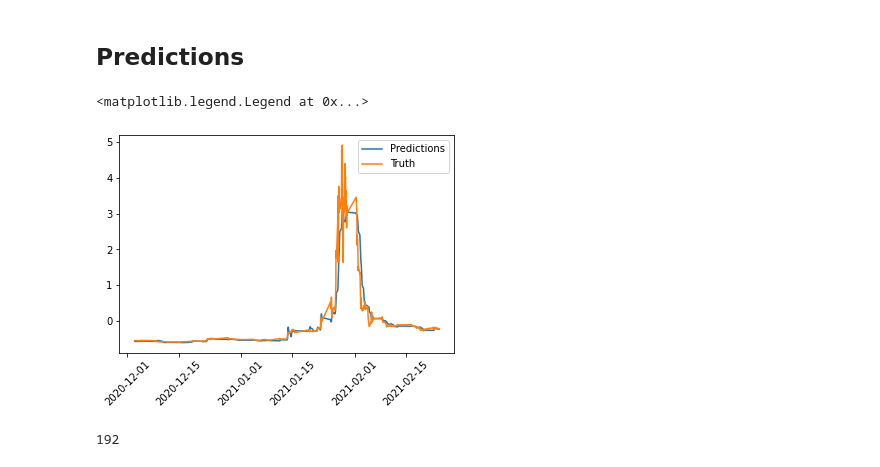
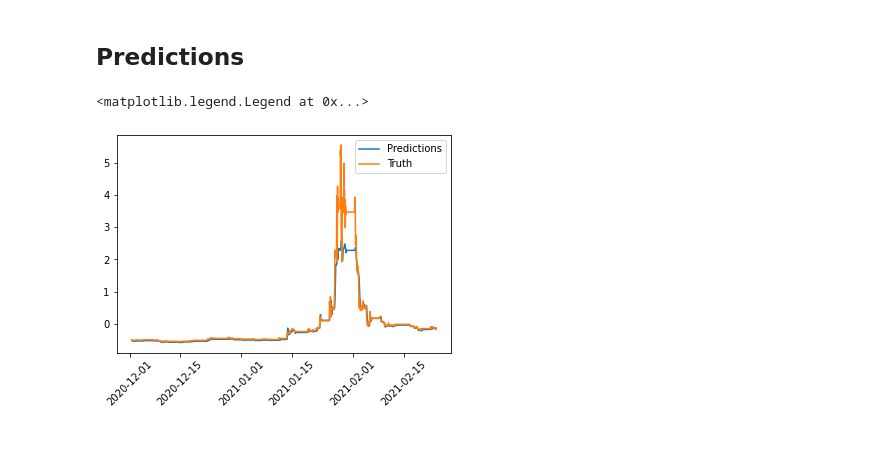
Before and after one commit to brijow/foobar-gamestop, a Jupyter notebook: notebooks/scratchboard.ipynb, the cells around one changed output. Saved outputs shown, nothing was run; the diff lists cells and outputs as text; code cells hidden in the pictures.

Commit message:
model clean up and long-term and short-term predictor producers are added

```diff
--- a/notebooks/scratchboard.ipynb
+++ b/notebooks/scratchboard.ipynb
@@ -63,25 +57,18 @@ short_squzeet_data.head(50)
 # sorted based on timestamp
 
 # extract timestamps for visualization
-train_datetime_list = list(historical_data.index)
-
-test_datetime_list = list(short_squzeet_data.index)
-
-# select feature columns for training and predictions
-df_train = historical_data.drop(['status'],axis=1)
-df_test = short_squzeet_data.drop(['status'],axis=1)
+train_datetime_list = list(train_data.index)
+test_datetime_list = list(short_squeeze_data.index)
 
 # create a list of column names for training and predictions
 cols = list(df_train)
 # reordering the columns: put the prediction column to the last column
 cols = ['open_price', 'high-price', 'low-price', 'volume','close_price']
-df_train = df_train[cols]
-df_test = df_test[cols]
+df_train = train_data[cols]
+df_target = short_squeeze_data[cols]
 
 # check the df column types to ensure they have correct types
 print(df_train.dtypes)
-print(len(test_timestamp_list))
-print(short_squzeet_data.shape)
 cols
 # %% [output]
 open_price     float64
@@ -159,4 +129,18 @@ print(test_set.shape)
 ### Data Windowing for time series forecasting
 
 > Refer to [Data Windowing](https://www.tensorflow.org/tutorials/structured_data/time_series#data_windowing) for more details
+# %%
+# Generate time windows for time series forecasting with LSTM network
+def generate_window(dataset, train_window, pred_horizon):
+    dataset_seq = []
+    size = len(dataset)
+    x_arr = []
+    y_arr = []
+    for i in range(size - train_window - pred_horizon):
+        x = dataset[i:(i+train_window), :-1]
+        y = dataset[i+train_window+pred_horizon-1:i+train_window+pred_horizon, -1]
+        x_arr.append(x)
+        y_arr.append(y)
+        dataset_seq.append((x, y))
+    return np.array(x_arr), np.array(y_arr)
 # %%
@@ -362,16 +350,13 @@ with torch.no_grad():
         losses.append(loss.item())
 
 truth = y_test.cpu().numpy().flatten()
+predictions = np.array(predictions).flatten()
 # %%
 
-plt.plot(datetime_test ,predictions, label="Predictions")
-plt.plot(datetime_test, truth, label="Truth")
+plt.plot(datetime_target,predictions, label="Predictions")
+plt.plot(datetime_target, truth, label="Truth")
 plt.xticks(rotation=45)
 plt.legend()
 # %% [output]
 <matplotlib.legend.Legend at 0x...>
-[figure, old version]
+[figure, new version]
-# %%
-len(test_datetime_list)
-# %% [output]
-192
```
Also changed, not shown: parts of 13 cells of this notebook, 9 other files.
